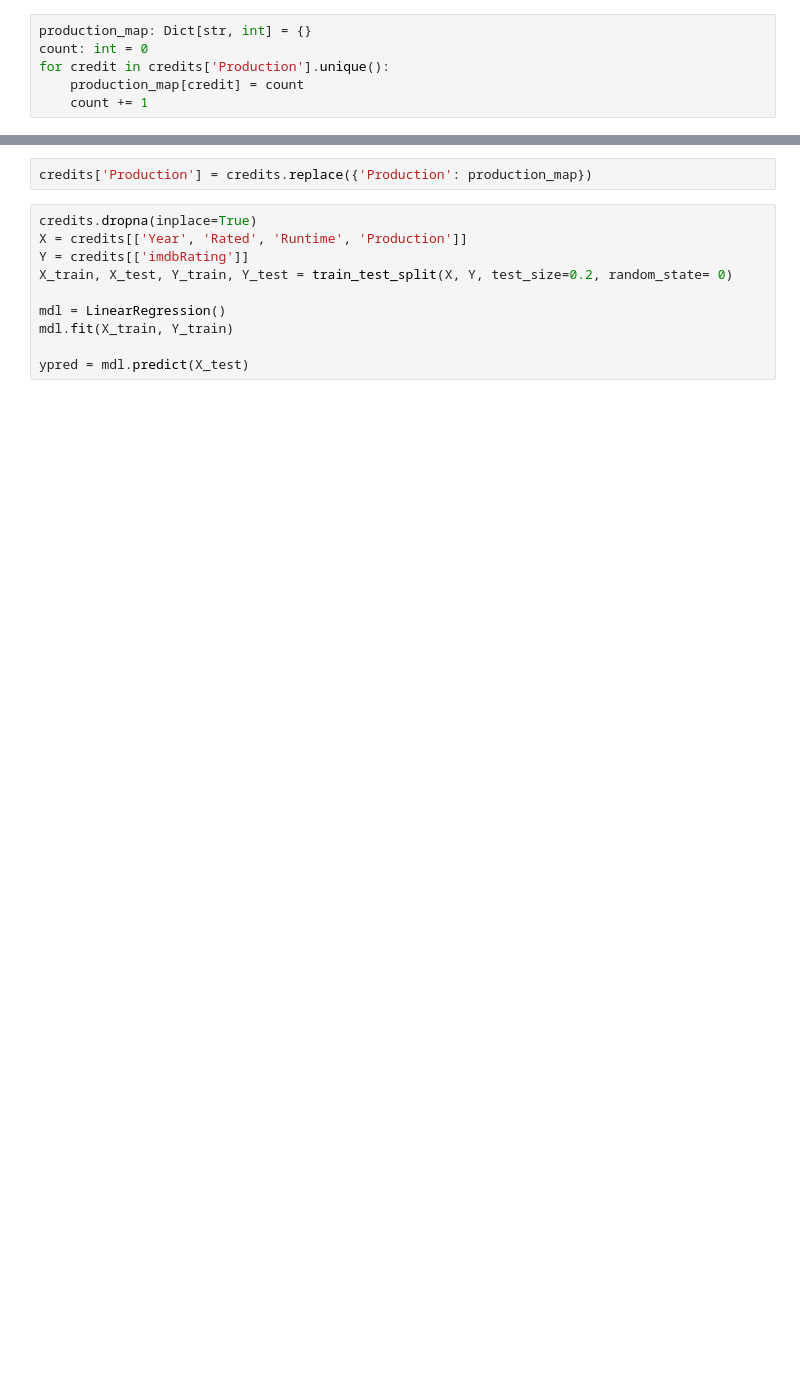
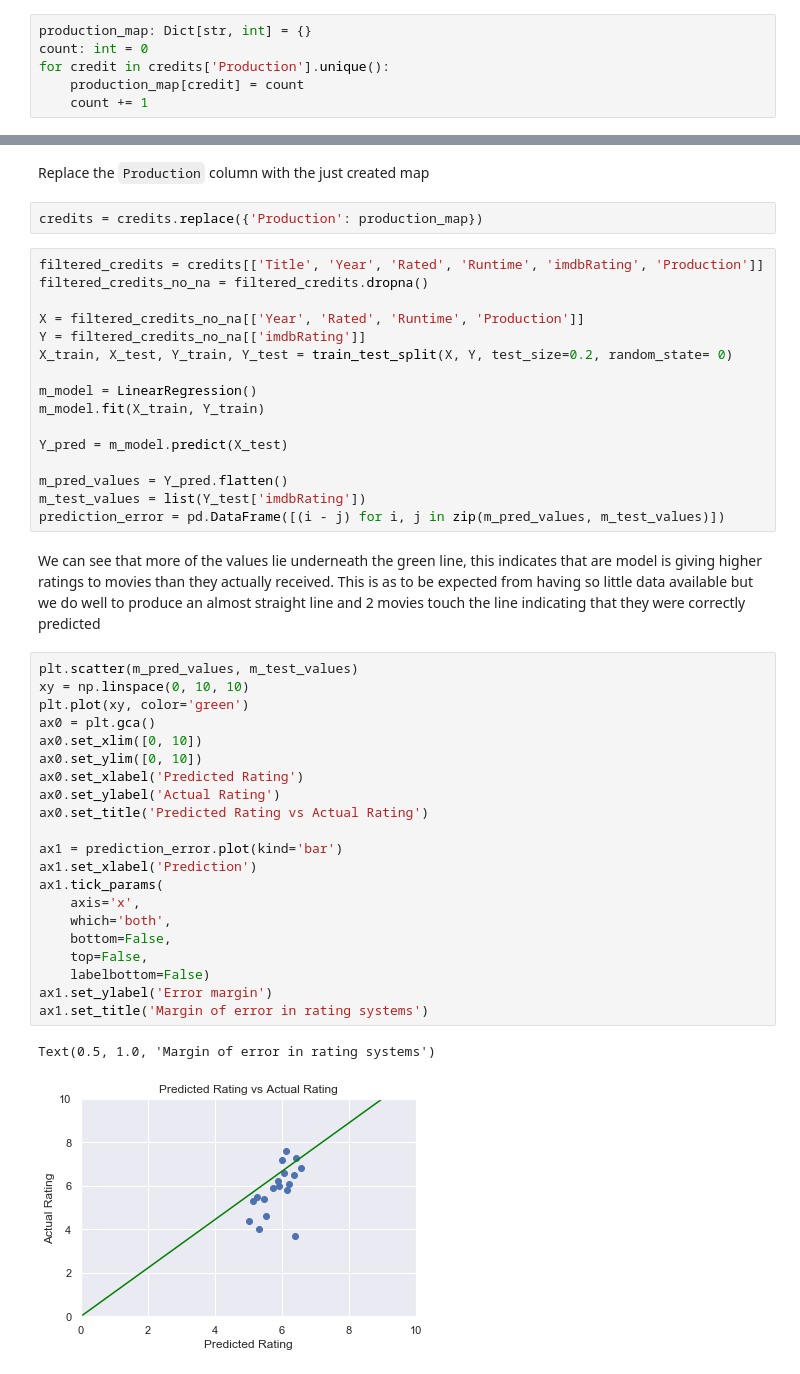
Before and after one commit to RyanJennings1/COMP41680, a Jupyter notebook: COMP41680 Project 1 - 19205824.ipynb, the cells around one changed output, grey strips where cells are left out. Cells and saved outputs as stored; diff of their text form; blank space fills up the shorter version.

Commit message:
Add final multivariate regression and text

```diff
--- a/COMP41680 Project 1 - 19205824.ipynb
+++ b/COMP41680 Project 1 - 19205824.ipynb
@@ -525,12 +550,46 @@ for credit in credits['Production'].unique():
+# %% [markdown]
+Replace the `Production` column with the just created map
 # %%
-credits['Production'] = credits.replace({'Production': production_map})
+credits = credits.replace({'Production': production_map})
 # %%
-credits.dropna(inplace=True)
-X = credits[['Year', 'Rated', 'Runtime', 'Production']]
-Y = credits[['imdbRating']]
+filtered_credits = credits[['Title', 'Year', 'Rated', 'Runtime', 'imdbRating', 'Production']]
+filtered_credits_no_na = filtered_credits.dropna()
+
+X = filtered_credits_no_na[['Year', 'Rated', 'Runtime', 'Production']]
+Y = filtered_credits_no_na[['imdbRating']]
 X_train, X_test, Y_train, Y_test = train_test_split(X, Y, test_size=0.2, random_state= 0)
 
-mdl = LinearRegression()
-mdl.fit(X_train, Y_train)
+m_model = LinearRegression()
+m_model.fit(X_train, Y_train)
 
-ypred = mdl.predict(X_test)
+Y_pred = m_model.predict(X_test)
+
+m_pred_values = Y_pred.flatten()
+m_test_values = list(Y_test['imdbRating'])
+prediction_error = pd.DataFrame([(i - j) for i, j in zip(m_pred_values, m_test_values)])
+# %% [markdown]
+We can see that more of the values lie underneath the green line, this indicates that are model is giving higher ratings to movies than they actually received. This is as to be expected from having so little data available but we do well to produce an almost straight line and 2 movies touch the line indicating that they were correctly predicted
+# %%
+plt.scatter(m_pred_values, m_test_values)
+xy = np.linspace(0, 10, 10)
+plt.plot(xy, color='green')
+ax0 = plt.gca()
+ax0.set_xlim([0, 10])
+ax0.set_ylim([0, 10])
+ax0.set_xlabel('Predicted Rating')
+ax0.set_ylabel('Actual Rating')
+ax0.set_title('Predicted Rating vs Actual Rating')
+
+ax1 = prediction_error.plot(kind='bar')
+ax1.set_xlabel('Prediction')
+ax1.tick_params(
+    axis='x',
+    which='both',
+    bottom=False,
+    top=False,
+    labelbottom=False)
+ax1.set_ylabel('Error margin')
+ax1.set_title('Margin of error in rating systems')
+# %% [output]
+Text(0.5, 1.0, 'Margin of error in rating systems')
+[figure, added]
```
Also changed, not shown: parts of 9 cells of this notebook.
